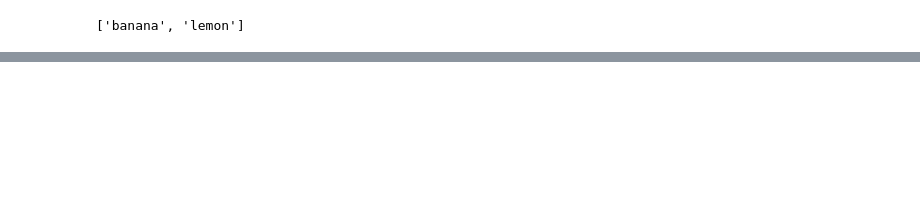
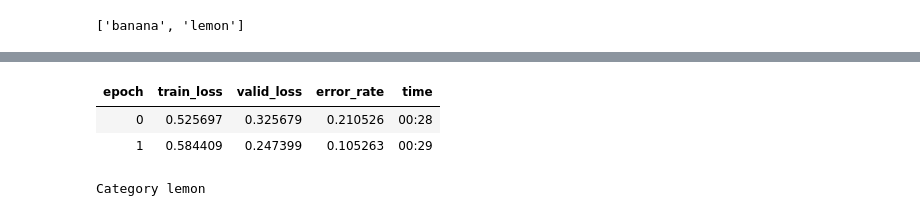
Before and after one commit to murraykkkeed06/online_get_model, a Jupyter notebook: train.ipynb, the cells around one changed output, grey strips where cells are left out. Saved outputs shown, nothing was run; the diff lists cells and outputs as text; code cells hidden in the pictures; blank space fills up the shorter version.

```diff
--- a/train.ipynb
+++ b/train.ipynb
@@ -23,0 +56,6 @@ data.classes, data.c, len(data.train_ds), len(data.valid_ds)
+# %%
+learn.fit_one_cycle(2, max_lr=slice(3e-8,3e-6))
+# %% [output]
+| epoch | train_loss | valid_loss | error_rate | time |
+| 0 | 0.525697 | 0.325679 | 0.210526 | 00:28 |
+| 1 | 0.584409 | 0.247399 | 0.105263 | 00:29 |
@@ -23,0 +70,5 @@ data.classes, data.c, len(data.train_ds), len(data.valid_ds)
+# %%
+pred_class,pred_idx,outputs = learn.predict(img)
+pred_class
+# %% [output]
+Category lemon
```
Also changed, not shown: parts of 13 cells of this notebook, 4 other files.
